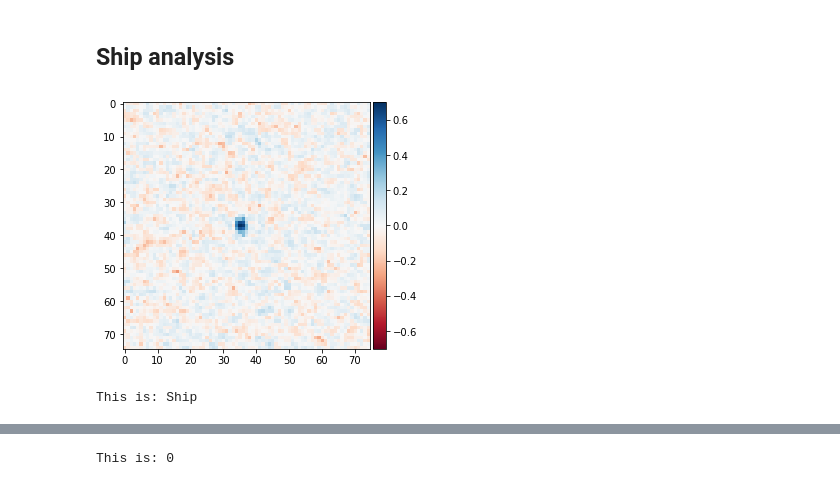
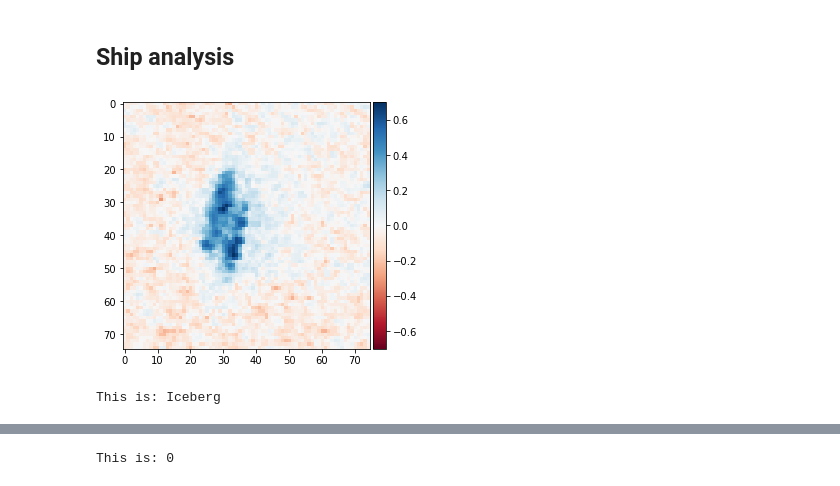
Before and after one commit to camillesauer/ClimateProject---E3, a Jupyter notebook: Data analysis/Data analysis.ipynb, the cells around one changed output, grey strips where cells are left out. Saved outputs shown, nothing was run; the diff lists cells and outputs as text; code cells hidden in the pictures.

```diff
--- a/Data analysis/Data analysis.ipynb
+++ b/Data analysis/Data analysis.ipynb
@@ -90,0 +80,18 @@ uint8
+# %%
+from numpy import load
+import matplotlib.pyplot as plt
+def normalize8(I):
+    mn = I.min()
+    mx = I.max()
+    mx -= mn
+    I = ((I - mn)/mx) * 255
+    return I.astype(np.uint8)
+
+data = np.load('/home/apprenant/PycharmProjects/ClimateProject---E3/Data analysis/ship-and-iceberg-images/input_data.npz')
+X_train = data['X_train']
+print(data.files)
+
+image=normalize8(X_train[11,:,:,2])
+img = Image.fromarray(image)
+imshow(np.squeeze(img))
+img.save("Ship.jpg")
@@ -108,14 +118,14 @@ shape of picture: (4113,)
 # %% [markdown]
 ## Ship analysis
 # %%
-ix = 9
+ix = 12
 imshow(np.squeeze(X_train[ix,:,:,2]))#Looking at the combined channel
 plt.show()
 labels = ['Ship','Iceberg']  #0 is no iceberg(ship) and 1 is iceberg
 print ('This is:',labels[int(Y_train[ix])])
 # %% [output]
-[figure, old version]
+[figure, new version]
-This is: Ship
+This is: Iceberg
 # %%
 import numpy as np
 import pandas as pd
```
Also changed, not shown: parts of 8 cells of this notebook, 11 other files.
